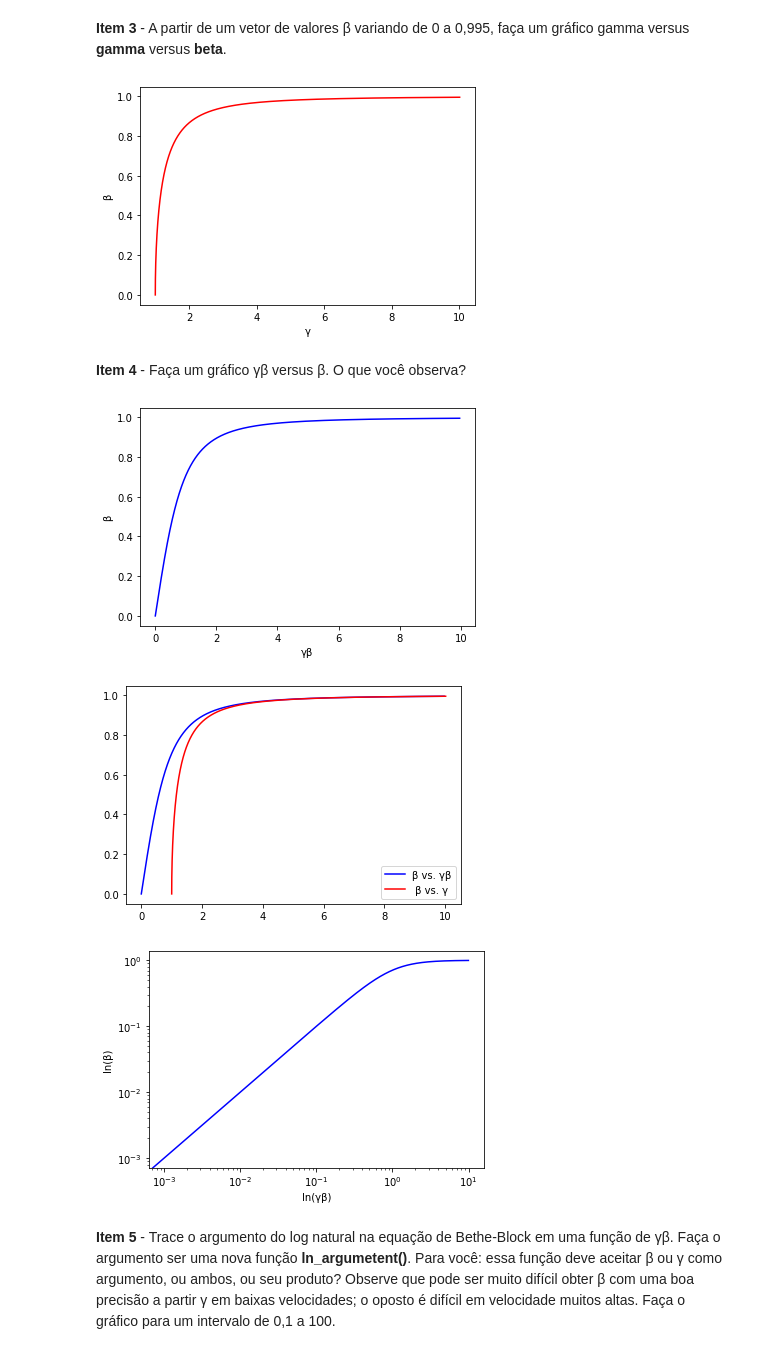
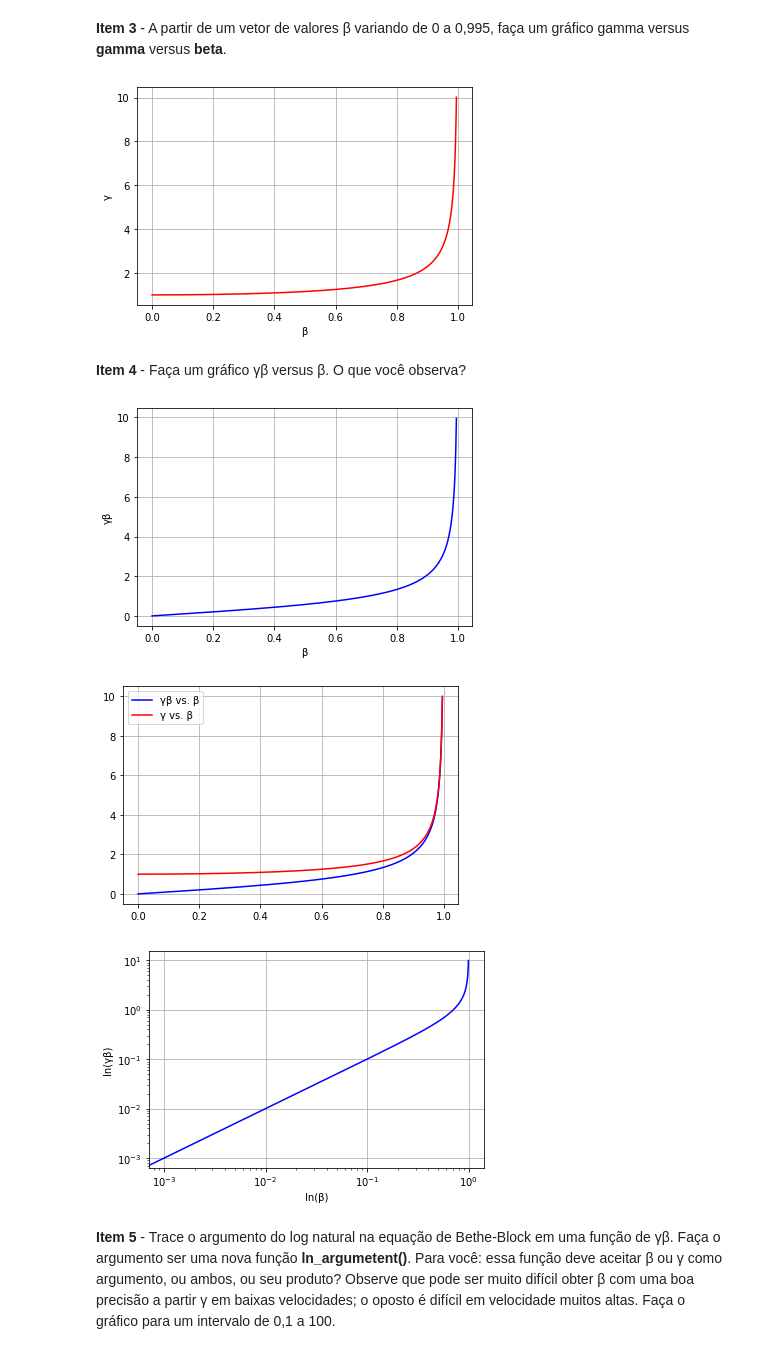
Before and after one commit to JMateusNSilva/python_uerj_2020_2, a Jupyter notebook: projeto01/projeto01_Bethe_Block_equation.ipynb, the cells around one changed output. Cells and saved outputs as stored; diff of their text form; code cells hidden in the pictures.

```diff
--- a/projeto01/projeto01_Bethe_Block_equation.ipynb
+++ b/projeto01/projeto01_Bethe_Block_equation.ipynb
@@ -69,51 +69,54 @@ gamma = gamma(beta)
 #print(f'gamma = \n {gamma}')
 #print(f'beta = \n {beta}')
 
-plt.plot(gamma,beta,'red')
-plt.xlabel('γ')
-plt.ylabel('β')
-
+plt.ylabel('γ')
+plt.xlabel('β')
+plt.grid()
+plt.plot(beta, gamma,'red')
 plt.show()
 # %% [output]
-[figure, old version]
+[figure, new version]
 # %% [markdown]
 **Item 4** - Faça um gráfico γβ versus β. O que você observa?
 # %%
 import numpy as np
 import matplotlib.pyplot as plt
 from função_gamma import gamma
 # Beta varia entre valores de 0 até 1.
 beta = np.arange(0,0.996,0.001)               # O intervalo inclui o ponto inicial (0) e exclui o ponto final(0.996)
 
 gamma = gamma(beta)
 
 gamma_beta = gamma*beta
 
 #print(gamma_beta)
 
 fig, ax1 = plt.subplots()
-ax1.set_xlabel('γβ')
-ax1.set_ylabel('β')
-ax1=plt.plot(gamma_beta,beta,'blue')
+ax1.set_ylabel('γβ')
+ax1.set_xlabel('β')
+axi=plt.grid()
+ax1=plt.plot(beta,gamma_beta,'blue')
 
 fig, ax6 = plt.subplots()
-ax6=plt.plot(gamma_beta, beta, 'blue', label='β vs. γβ')
-ax6=plt.plot(gamma,beta,'red', label=' β vs. γ')
+plt.grid()
+ax6=plt.plot( beta,gamma_beta, 'blue', label='γβ vs. β')
+ax6=plt.plot(beta,gamma, 'red', label='γ vs. β')
 ax6=plt.legend()
 
 
 
 
 fig,ax2 = plt.subplots()
-ax2.set_xlabel('ln(γβ)')
-ax2.set_ylabel('ln(β)')
+plt.grid()
+ax2.set_ylabel('ln(γβ)')
+ax2.set_xlabel('ln(β)')
 ax2.set_xscale('log')
 ax2.set_yscale('log')
-ax2=plt.plot(gamma_beta, beta, 'blue')
+ax2=plt.plot( beta, gamma_beta, 'blue')
 # %% [output]
-[figure, old version]
+[figure, new version]
-[figure, old version]
+[figure, new version]
-[figure, old version]
+[figure, new version]
 # %% [markdown]
 **Item 5** - Trace o argumento do log natural na equação de Bethe-Block em uma função de γβ. Faça o argumento ser uma nova função **ln_argumetent()**. Para você: essa função deve aceitar β ou γ como argumento, ou ambos, ou seu produto? Observe que pode ser muito difícil obter β com uma boa precisão a partir γ em baixas velocidades; o oposto é difícil em velocidade muitos altas. Faça o gráfico para um intervalo de 0,1 a 100.
 # %%
```
Also changed, not shown: parts of 4 cells of this notebook.
